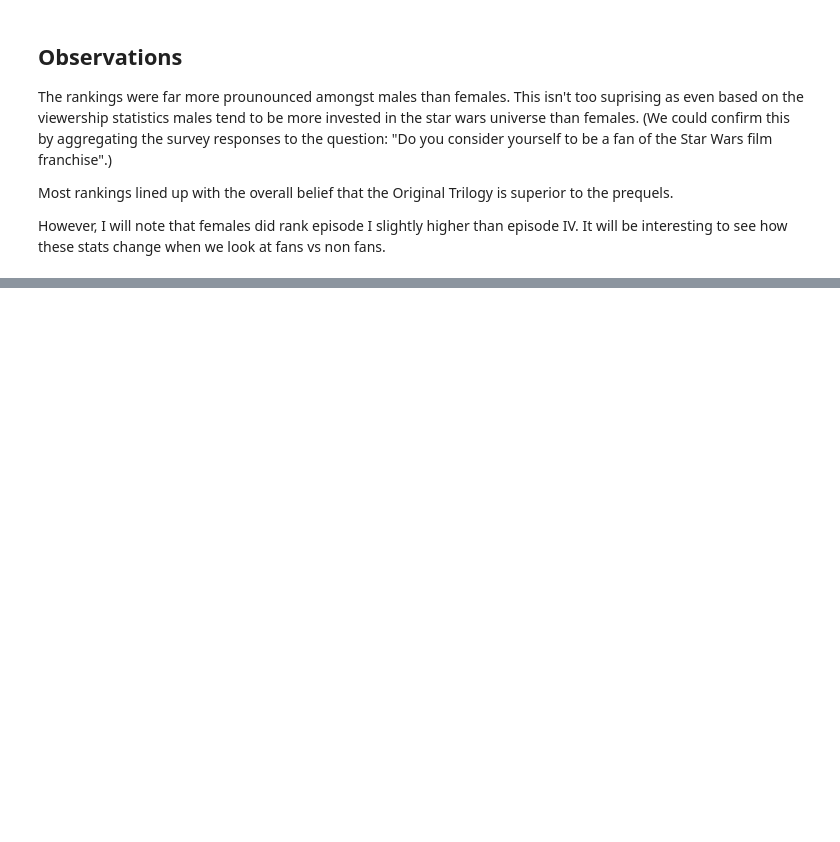
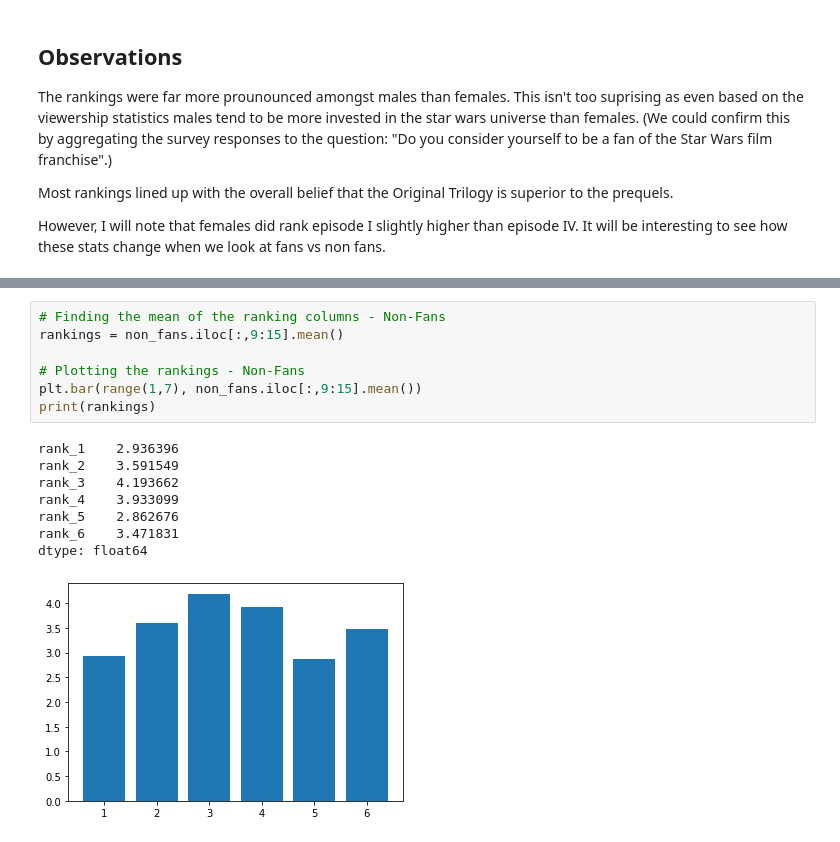
Before and after one commit to adfelt/Star-Wars-Survey, a Jupyter notebook: star_wars_survey.ipynb, the cells around one changed output, grey strips where cells are left out. Drawn from its saved outputs; the diff is of its cells as text; blank space fills up the shorter version.

```diff
--- a/star_wars_survey.ipynb
+++ b/star_wars_survey.ipynb
@@ -236,0 +256,16 @@ However, I will note that females did rank episode I slightly higher than episod
+# %%
+# Finding the mean of the ranking columns - Non-Fans
+rankings = non_fans.iloc[:,9:15].mean()
+
+# Plotting the rankings - Non-Fans
+plt.bar(range(1,7), non_fans.iloc[:,9:15].mean())
+print(rankings)
+# %% [output]
+rank_1    2.936396
+rank_2    3.591549
+rank_3    4.193662
+rank_4    3.933099
+rank_5    2.862676
+rank_6    3.471831
+dtype: float64
+[figure, added]
```
Also changed, not shown: parts of 2 cells of this notebook.
